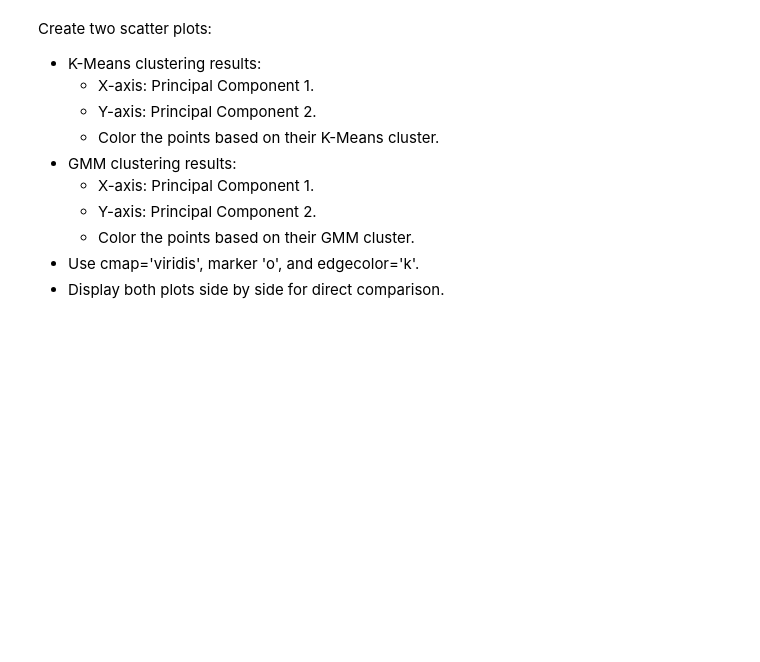
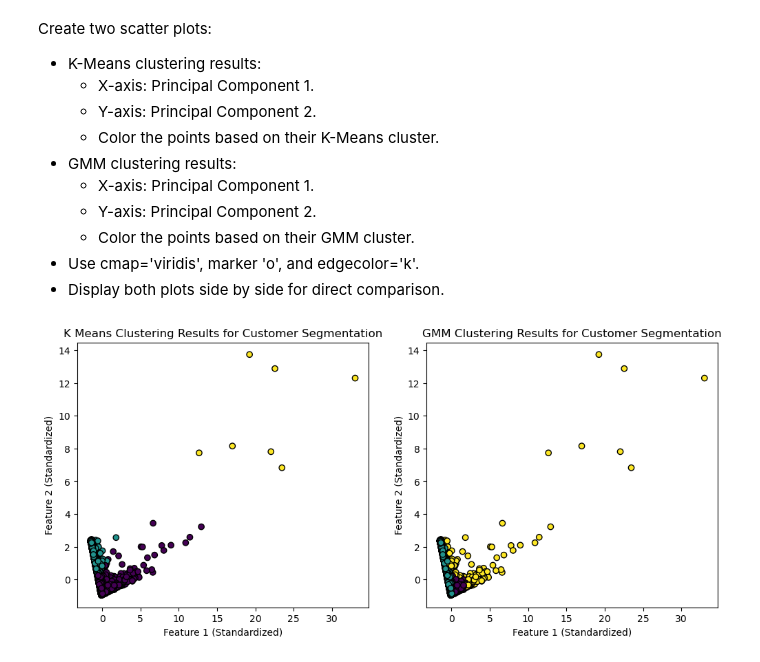
Before and after one commit to marhas109/ds08_all, a Jupyter notebook: mod7_CG_C08_M07.ipynb, the cells around one changed output. Cells and saved outputs as stored; diff of their text form; code cells hidden in the pictures; blank space fills up the shorter version.

```diff
--- a/mod7_CG_C08_M07.ipynb
+++ b/mod7_CG_C08_M07.ipynb
@@ -169,17 +208,20 @@ Instructions
 
 # Optimal k's
 
-optimal_k = None  # Based on Elbow Method
-kmeans = None
-rfm["KMeans_Cluster"] = None
+optimal_k = 3  # Based on Elbow Method
+kmeans = kmeans = KMeans(n_clusters=optimal_k, random_state=42, n_init=10)
+rfm["KMeans_Cluster"] = kmeans.fit_predict(rfm_scaled)
 
-gmm = None
-rfm["GMM_Cluster"] = None
-rfm["GMM_Probability"] = None
+gmm = GaussianMixture(n_components=optimal_k, random_state=42, n_init=10)
+gmm.fit(rfm_scaled)
+rfm["GMM_Cluster"] = gmm.predict(rfm_scaled)
+probs = gmm.predict_proba(rfm_scaled)
+rfm["GMM_Probability"] = np.max(probs, axis=1)
 
 # Silhouette Scores
 
-silhouette_kmeans = None
-silhouette_gmm = None
+silhouette_kmeans = silhouette_score(rfm_scaled, rfm["KMeans_Cluster"])
+silhouette_gmm = silhouette_score(rfm_scaled, rfm["GMM_Cluster"])
 
 # Return asked for output
+round(silhouette_kmeans, 4), round(silhouette_gmm, 4)
@@ -195,7 +239,10 @@ Instructions
 # CodeGrade step5
 
 # Perform PCA
-pca = None
-rfm_pca = None
+pca = PCA(n_components=2)
+rfm_pca = pca.fit_transform(rfm_scaled)
 
 # Return asked for output
+rfm_pca_np = np.array(rfm_pca)
+rfm_pca_abs = np.abs(rfm_pca_np)
+round(np.max(rfm_pca_abs), 0)
@@ -224,0 +263,20 @@ Create two scatter plots:
+# %%
+# Create subplots
+fig, axes = plt.subplots(1, 2, figsize=(12, 5))
+
+# K-Means Clustering Plot
+axes[0].scatter(rfm_pca[:, 0], rfm_pca[:, 1], c=rfm["KMeans_Cluster"], cmap='viridis', marker='o', edgecolor='k')
+axes[0].set_xlabel("Feature 1 (Standardized)")
+axes[0].set_ylabel("Feature 2 (Standardized)")
+axes[0].set_title("K Means Clustering Results for Customer Segmentation")
+
+# GMM Clustering Plot
+axes[1].scatter(rfm_pca[:, 0], rfm_pca[:, 1], c=rfm["GMM_Cluster"], cmap='viridis', marker='o', edgecolor='k')
+axes[1].set_xlabel("Feature 1 (Standardized)")
+axes[1].set_ylabel("Feature 2 (Standardized)")
+axes[1].set_title("GMM Clustering Results for Customer Segmentation")
+
+# Show the plots
+plt.show()
+# %% [output]
+[figure, added]
```
Also changed, not shown: parts of 11 cells of this notebook.
